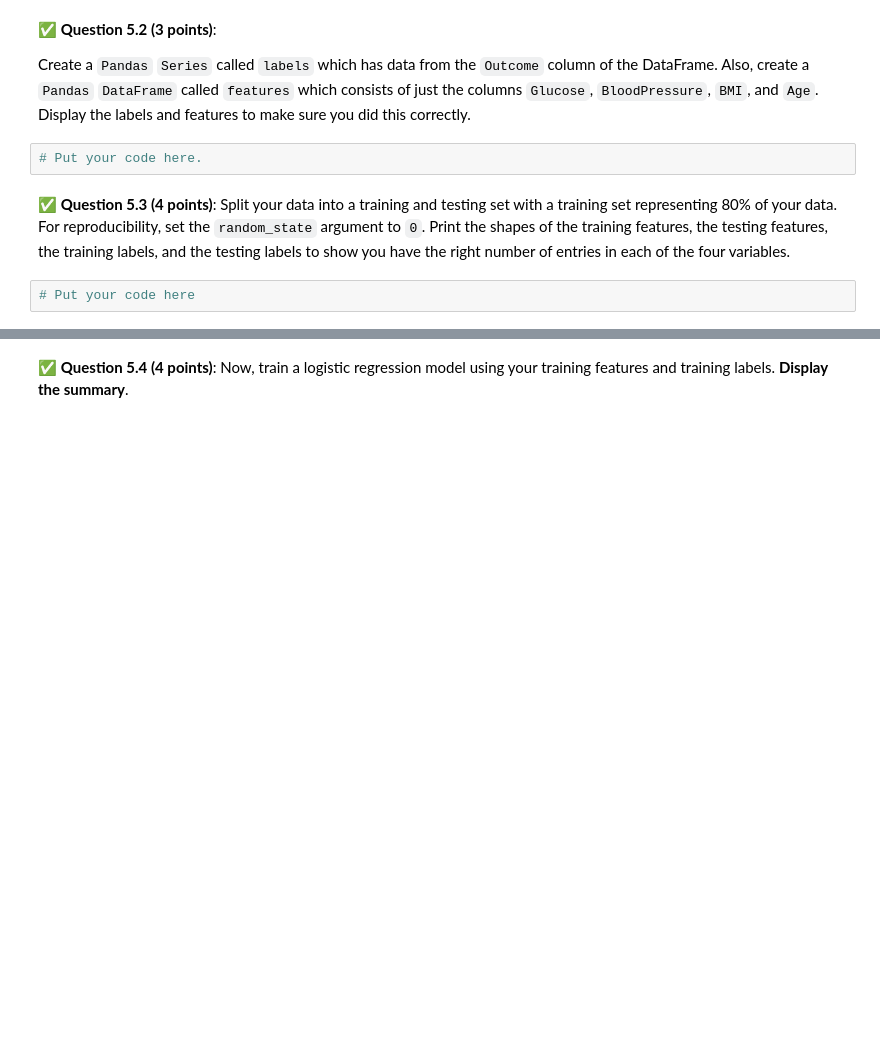
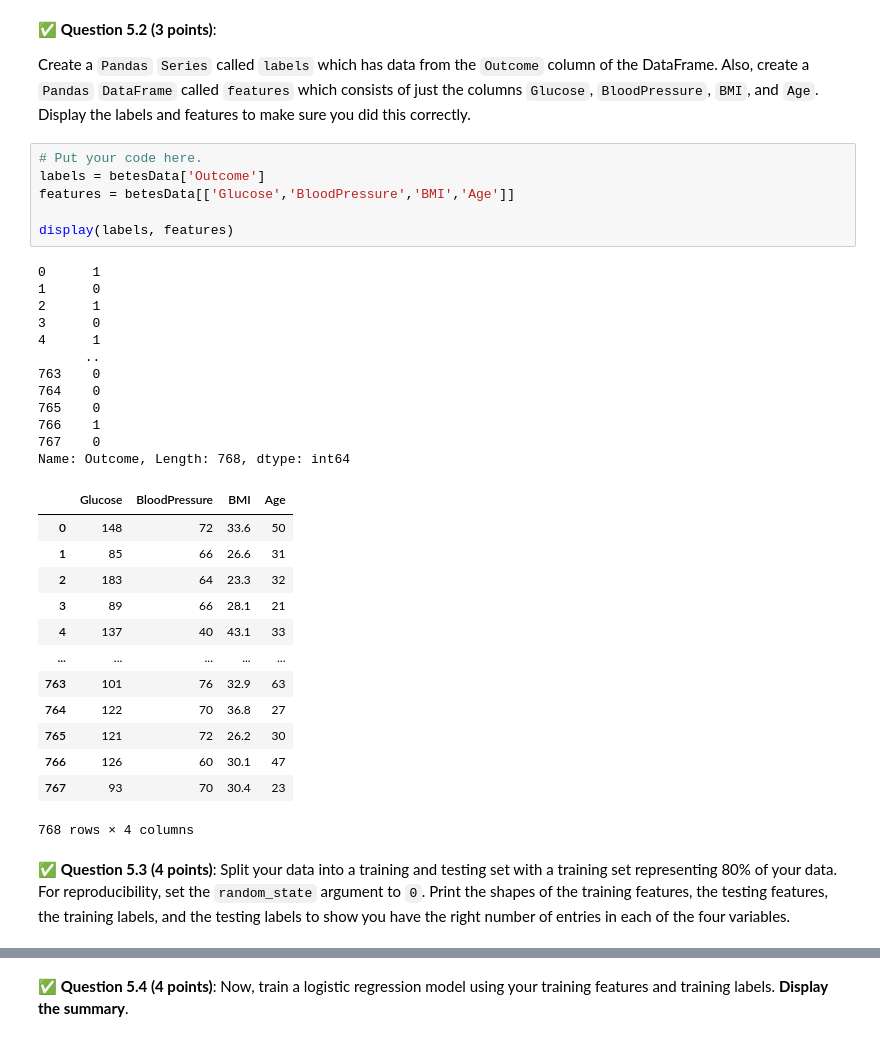
Before and after one commit to rags45/CMSE202-f23-turnin, a Jupyter notebook: hw-03/HW-03_Regression-S24-STUDENT.ipynb, the cells around one changed output, grey strips where cells are left out. Drawn from its saved outputs; the diff is of its cells as text; blank space fills up the shorter version.

```diff
--- a/hw-03/HW-03_Regression-S24-STUDENT.ipynb
+++ b/hw-03/HW-03_Regression-S24-STUDENT.ipynb
@@ -433,7 +452,35 @@ In this part, we'd like to use logistic regression to classify whether a person
 Create a `Pandas` `Series` called `labels` which has data from the `Outcome` column of the DataFrame. Also, create a `Pandas` `DataFrame` called `features` which consists of just the columns `Glucose`, `BloodPressure`, `BMI`, and `Age`. Display the labels and features to make sure you did this correctly.
 # %%
 # Put your code here.
+labels = betesData['Outcome']
+features = betesData[['Glucose','BloodPressure','BMI','Age']]
+
+display(labels, features)
+# %% [output]
+0      1
+1      0
+2      1
+3      0
+4      1
+      ..
+763    0
+764    0
+765    0
+766    1
+767    0
+Name: Outcome, Length: 768, dtype: int64
+|  | Glucose | BloodPressure | BMI | Age |
+| 0 | 148 | 72 | 33.6 | 50 |
+| 1 | 85 | 66 | 26.6 | 31 |
+| 2 | 183 | 64 | 23.3 | 32 |
+| 3 | 89 | 66 | 28.1 | 21 |
+| 4 | 137 | 40 | 43.1 | 33 |
+| ... | ... | ... | ... | ... |
+| 763 | 101 | 76 | 32.9 | 63 |
+| 764 | 122 | 70 | 36.8 | 27 |
+| 765 | 121 | 72 | 26.2 | 30 |
+| 766 | 126 | 60 | 30.1 | 47 |
+| 767 | 93 | 70 | 30.4 | 23 |
+768 rows × 4 columns
 # %% [markdown]
 &#9989;  **Question 5.3 (4 points)**: Split your data into a training and testing set with a training set representing 80% of your data. For reproducibility, set the `random_state` argument to `0`. Print the shapes of the training features, the testing features, the training labels, and the testing labels to show you have the right number of entries in each of the four variables.
-# %%
-# Put your code here
```
Also changed, not shown: parts of 12 cells of this notebook.
